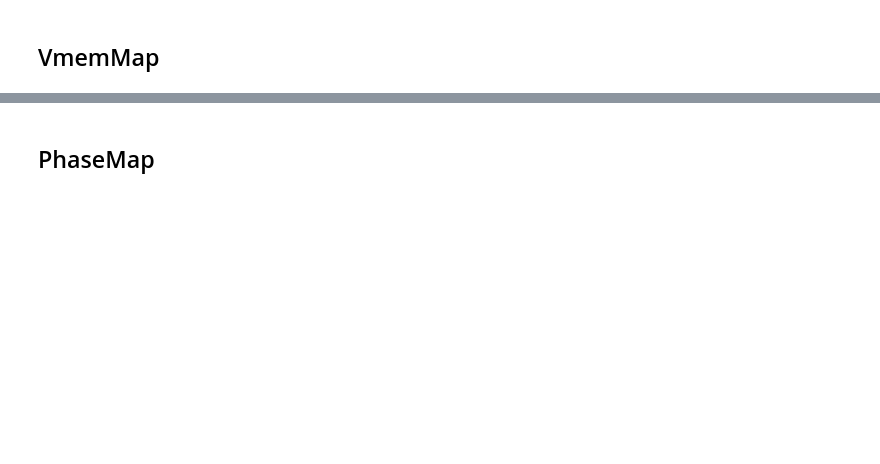
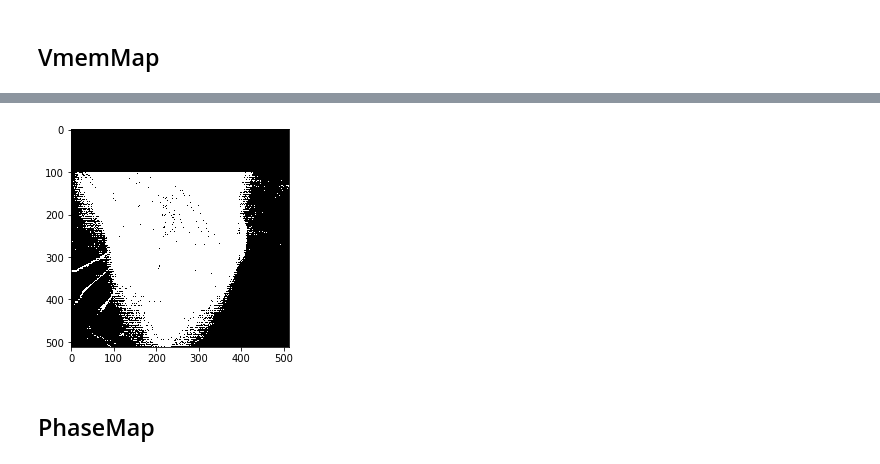
Before and after one commit to chenaoki/nb_opmap, a Jupyter notebook: main.ipynb, the cells around one changed output, grey strips where cells are left out. Saved outputs shown, nothing was run; the diff lists cells and outputs as text; code cells hidden in the pictures; blank space fills up the shorter version.

```diff
--- a/main.ipynb
+++ b/main.ipynb
@@ -38,3 +45,9 @@ vmem.showFrame(showFrame)
+# %%
+vmem.setDiffRange(diff_min=60, diff_max=200)
+vmem.setRectROI(top=100)
+vmem.showROI()
+# %% [output]
+[figure, added]
 # %% [markdown]
 ## PhaseMap
 # %%
```
Also changed, not shown: parts of 24 cells of this notebook.
